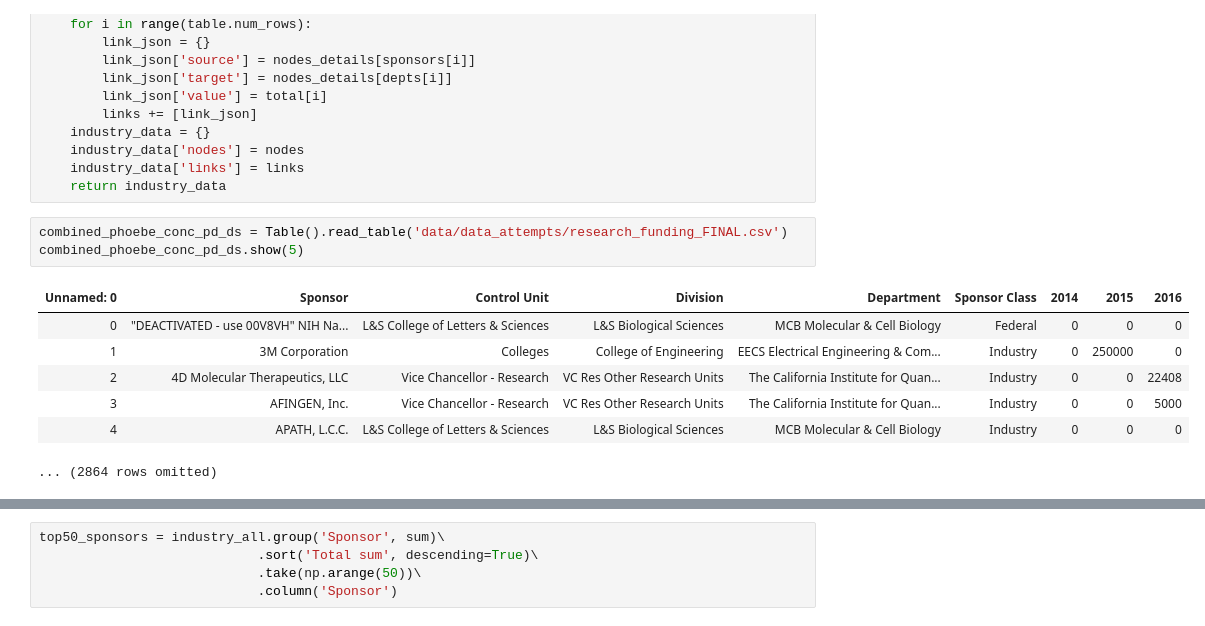
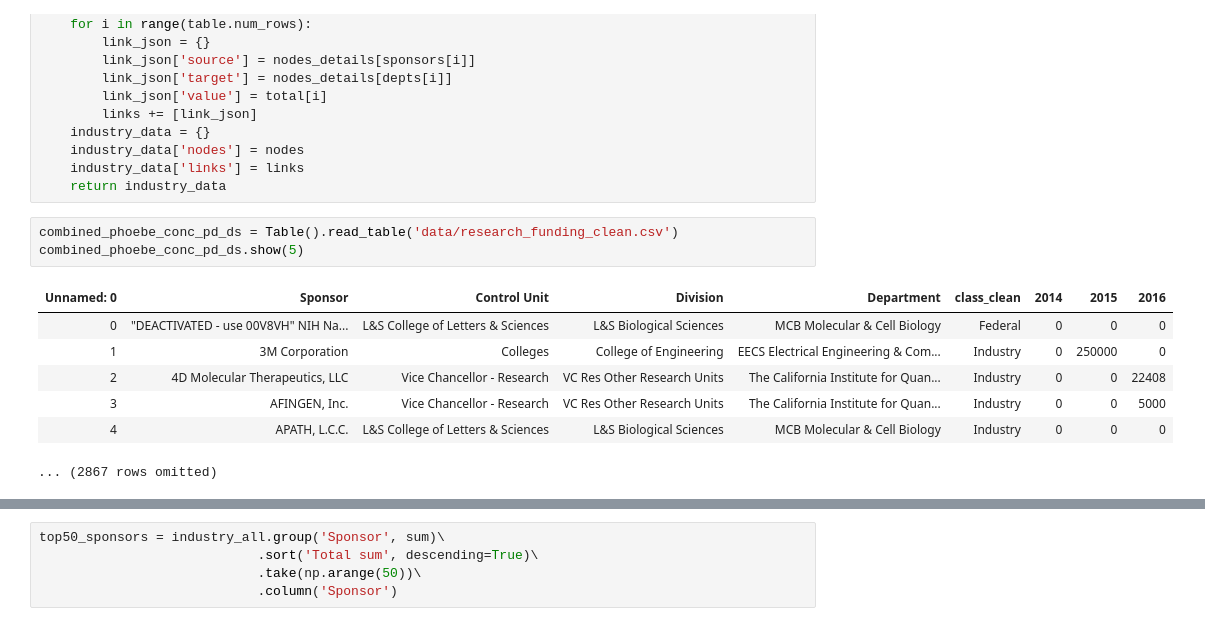
Before and after one commit to dailycal-projects/private-research, a Jupyter notebook: notebooks/private-research.ipynb, the cells around one changed output, grey strips where cells are left out. Cells and saved outputs as stored; diff of their text form.

```diff
--- a/notebooks/private-research.ipynb
+++ b/notebooks/private-research.ipynb
@@ -76,13 +76,13 @@ def nodes_links(table, mapping):
     industry_data['links'] = links
     return industry_data
 # %%
-combined_phoebe_conc_pd_ds = Table().read_table('data/data_attempts/research_funding_FINAL.csv')
+combined_phoebe_conc_pd_ds = Table().read_table('data/research_funding_clean.csv')
 combined_phoebe_conc_pd_ds.show(5)
 # %% [output]
-| Unnamed: 0 | Sponsor | Control Unit | Division | Department | Sponsor Class | 2014 | 2015 | 2016 |
+| Unnamed: 0 | Sponsor | Control Unit | Division | Department | class_clean | 2014 | 2015 | 2016 |
 | 0 | "DEACTIVATED - use 00V8VH" NIH Na... | L&S College of Letters & Sciences | L&S Biological Sciences | MCB Molecular & Cell Biology | Federal | 0 | 0 | 0 |
 | 1 | 3M Corporation | Colleges | College of Engineering | EECS Electrical Engineering & Com... | Industry | 0 | 250000 | 0 |
 | 2 | 4D Molecular Therapeutics, LLC | Vice Chancellor - Research | VC Res Other Research Units | The California Institute for Quan... | Industry | 0 | 0 | 22408 |
 | 3 | AFINGEN, Inc. | Vice Chancellor - Research | VC Res Other Research Units | The California Institute for Quan... | Industry | 0 | 0 | 5000 |
 | 4 | APATH, L.C.C. | L&S College of Letters & Sciences | L&S Biological Sciences | MCB Molecular & Cell Biology | Industry | 0 | 0 | 0 |
-... (2864 rows omitted)
+... (2867 rows omitted)
```
Also changed, not shown: parts of 9 cells of this notebook, 3 other files.
